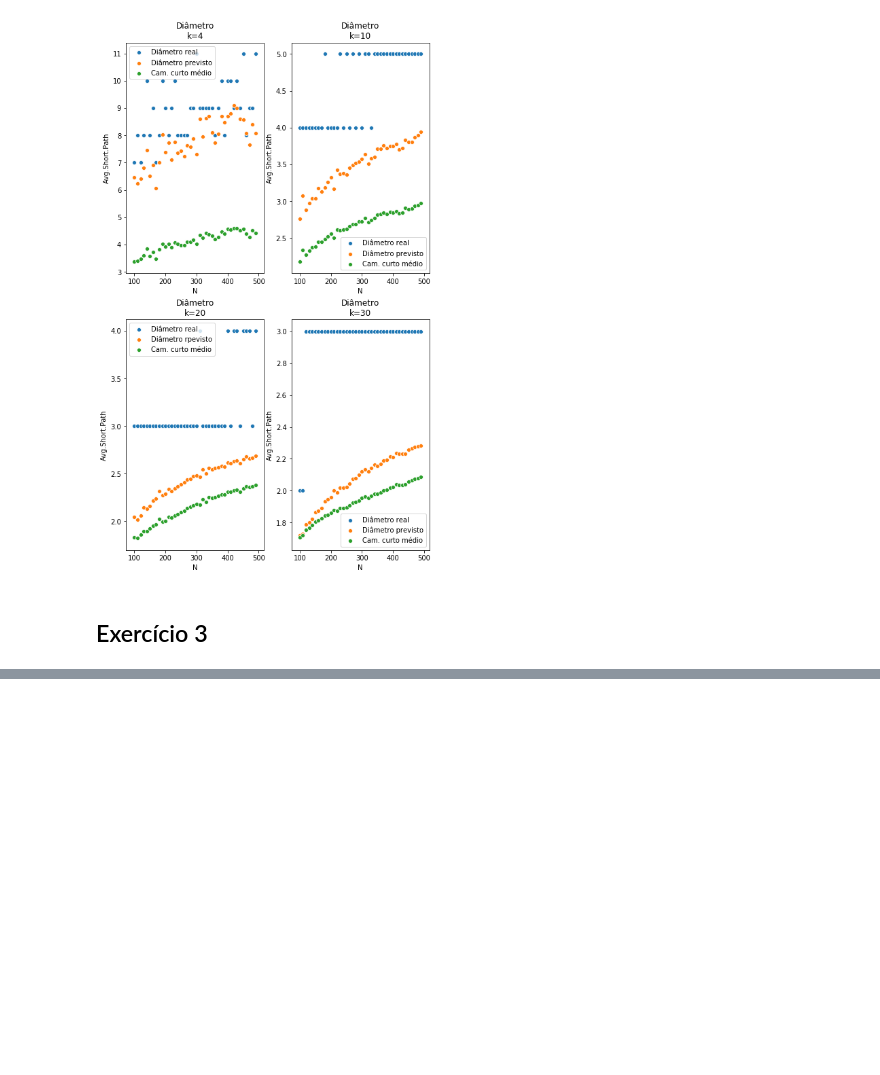
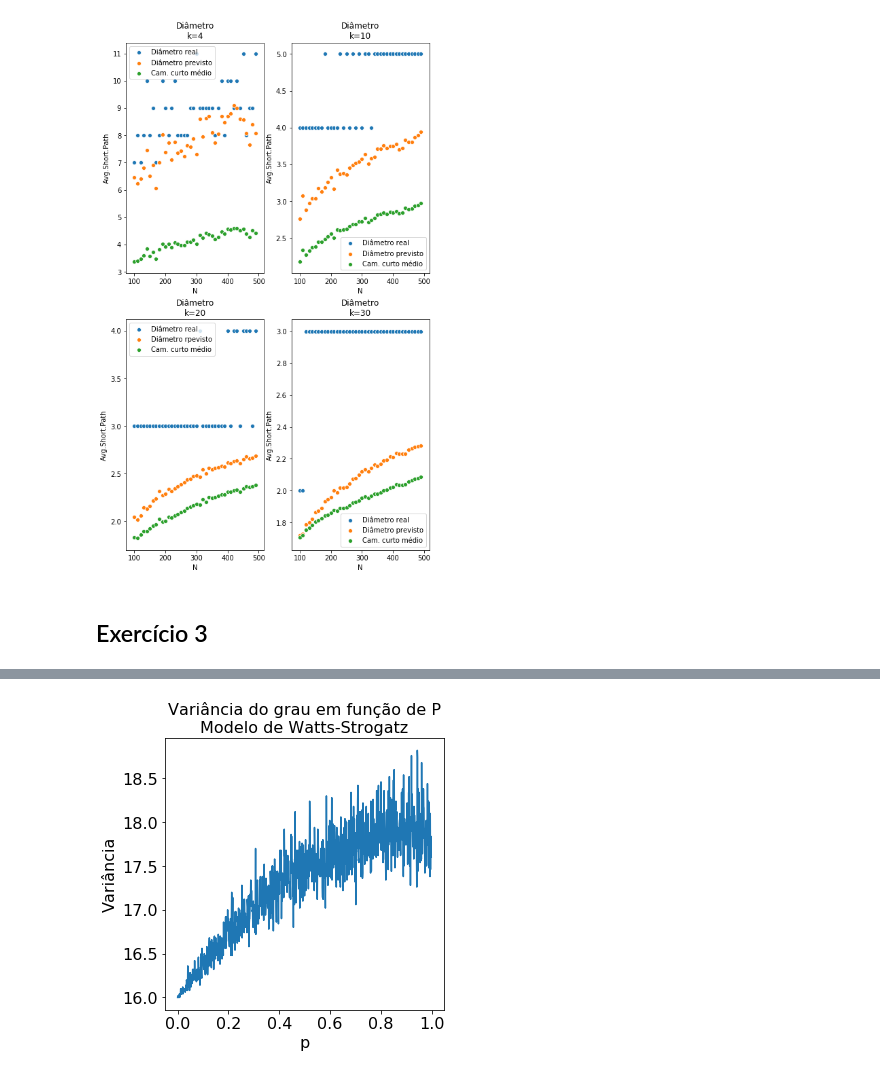
Before and after one commit to guimilan/redes_complexas, a Jupyter notebook: lista3/Lista3.ipynb, the cells around one changed output, grey strips where cells are left out. Drawn from its saved outputs; the diff is of its cells as text; code cells hidden in the pictures; blank space fills up the shorter version.

```diff
--- a/lista3/Lista3.ipynb
+++ b/lista3/Lista3.ipynb
@@ -260,0 +265,8 @@ graph.set(xscale='log')
+# %%
+fig, axis = plt.subplots(1,1, figsize=(5,5))
+sns.lineplot(x=ex3_ws['p'], y=ex3_ws['Variance'], ax=axis)
+axis.set_title('Variância do grau em função de P\nModelo de Watts-Strogatz')
+axis.set_ylabel('Variância')
+set_ax_fontsize(axis, 16)
+# %% [output]
+[figure, added]
```
Also changed, not shown: parts of 6 cells of this notebook, 1 other file.
